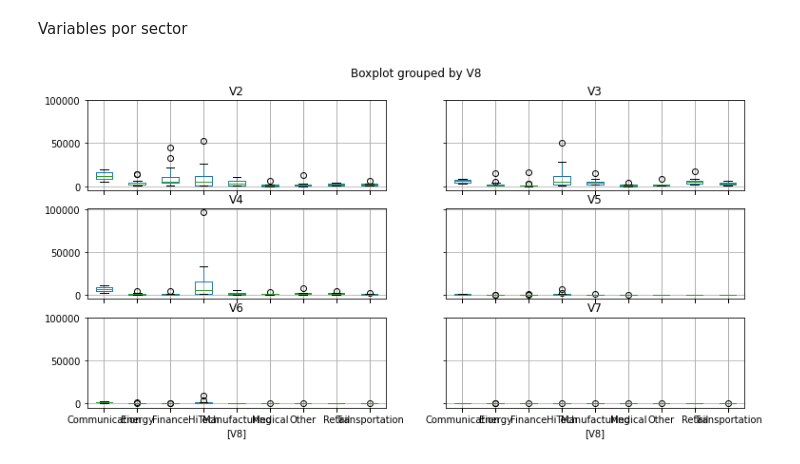
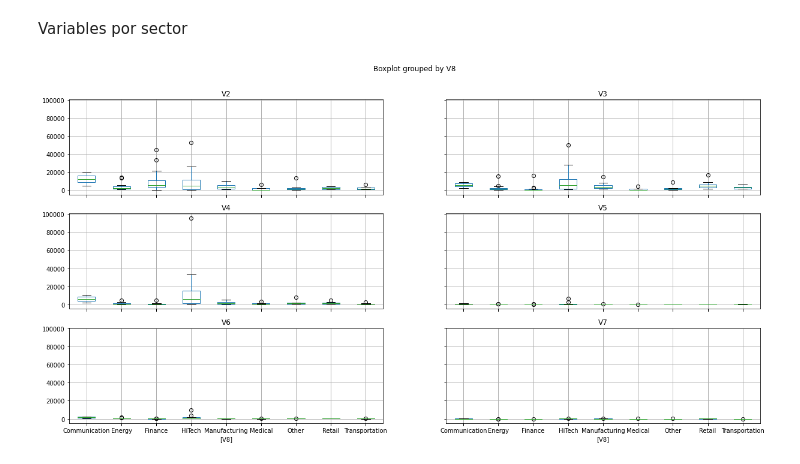
Before and after one commit to cccg8105/curso-estadistica-multivariante, a Jupyter notebook: tareas/tarea 1/tarea1_1.ipynb, the cells around one changed output. Cells and saved outputs as stored; diff of their text form; code cells hidden in the pictures.

```diff
--- a/tareas/tarea 1/tarea1_1.ipynb
+++ b/tareas/tarea 1/tarea1_1.ipynb
@@ -67,7 +67,7 @@ plt.show()
 Variables por sector
 # %%
 data2=data.drop("V1", axis=1)
-data2.boxplot(by="V8",figsize=(12, 6))
+data2.boxplot(by="V8",figsize=(20, 10))
 plt.show()
 # %% [output]
-[figure, old version]
+[figure, new version]
```
Also changed, not shown: parts of 3 cells of this notebook.
